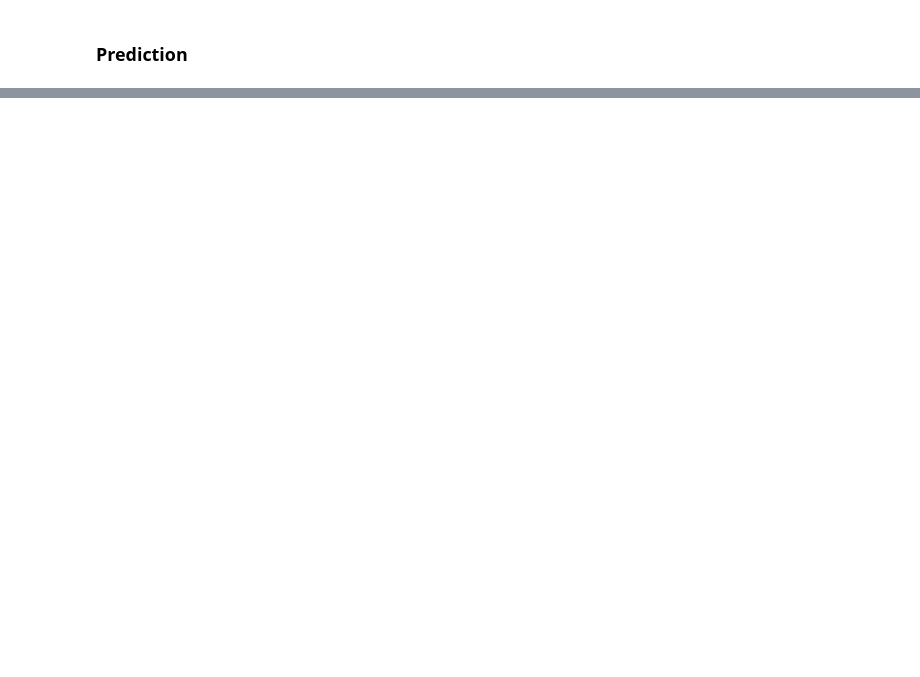
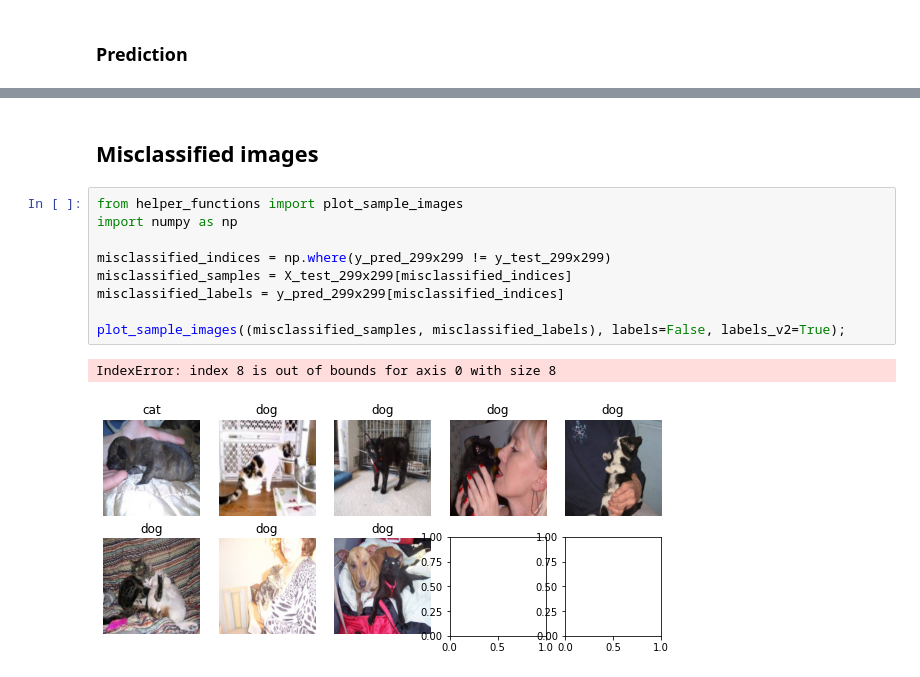
Before and after one commit to felix-tjernberg/ai21-deep-learning, a Jupyter notebook: lab/2_model_selection_and_inference.ipynb, the cells around one changed output, grey strips where cells are left out. Saved outputs shown, nothing was run; the diff lists cells and outputs as text; blank space fills up the shorter version.

```diff
--- a/lab/2_model_selection_and_inference.ipynb
+++ b/lab/2_model_selection_and_inference.ipynb
@@ -85,0 +107,14 @@ show_classification_evaluation_metrics(y_test_299x299, y_pred_299x299)
+# %% [markdown]
+## Misclassified images
+# %%
+from helper_functions import plot_sample_images
+import numpy as np
+
+misclassified_indices = np.where(y_pred_299x299 != y_test_299x299)
+misclassified_samples = X_test_299x299[misclassified_indices]
+misclassified_labels = y_pred_299x299[misclassified_indices]
+
+plot_sample_images((misclassified_samples, misclassified_labels), labels=False, labels_v2=True);
+# %% [output]
+IndexError: index 8 is out of bounds for axis 0 with size 8
+[figure, added]
```
Also changed, not shown: parts of 3 cells of this notebook, 1 other file.
